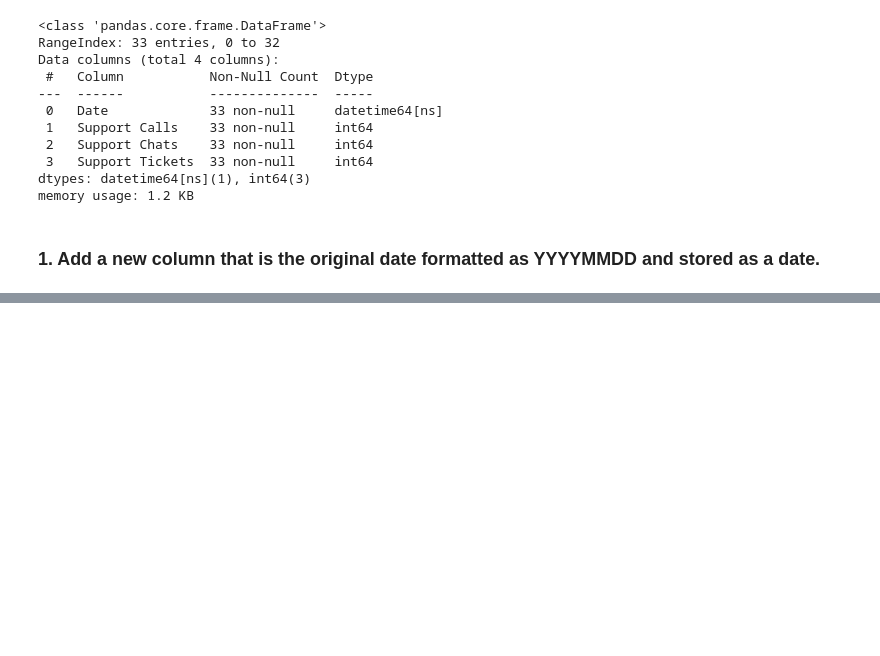
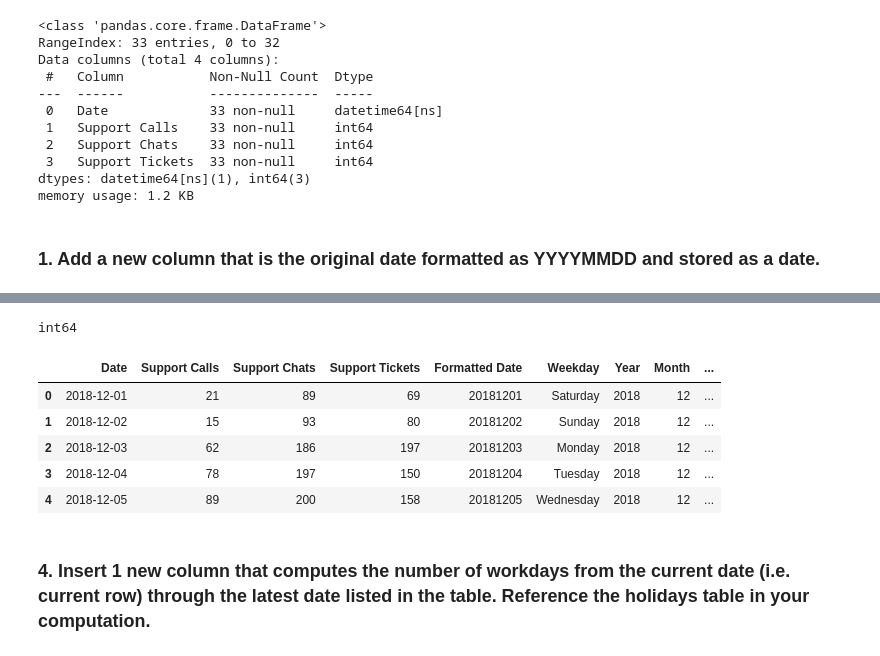
Before and after one commit to Yongliang-Shi/numpy-pandas-visualization-exercises, a Jupyter notebook: spreadsheets_exercises.ipynb, the cells around one changed output, grey strips where cells are left out. Drawn from its saved outputs; the diff is of its cells as text; code cells hidden in the pictures; blank space fills up the shorter version.

Commit message:
spreadsheet functions exercises: table dates and users completed

```diff
--- a/spreadsheets_exercises.ipynb
+++ b/spreadsheets_exercises.ipynb
@@ -115,0 +158,3 @@ memory usage: 1.2 KB
+# %%
+dates['Weekday'] = dates.Date.dt.weekday
+dates.head()
@@ -115,0 +168,9 @@ memory usage: 1.2 KB
+# %%
+dates['Weekday'] = dates['Weekday'].map({0:'Monday',
+                                         1:'Tuesday',
+                                         2:'Wednesday',
+                                         3:'Thursday',
+                                         4:'Friday',
+                                         5:'Saturday',
+                                         6:'Sunday'})
+dates.head()
@@ -115,0 +184,4 @@ memory usage: 1.2 KB
+# %%
+dates['Year'] = dates.Date.dt.year
+print(dates.Year.dtype)
+dates.head()
@@ -115,0 +196,4 @@ memory usage: 1.2 KB
+# %%
+dates['Month'] = dates.Date.dt.month
+print(dates.Month.dtype)
+dates.head()
@@ -115,0 +208,14 @@ memory usage: 1.2 KB
+# %%
+dates['Day'] = dates.Date.dt.day
+print(dates.Day.dtype)
+dates.head()
+# %% [output]
+int64
+|  | Date | Support Calls | Support Chats | Support Tickets | Formatted Date | Weekday | Year | Month | ... |
+| 0 | 2018-12-01 | 21 | 89 | 69 | 20181201 | Saturday | 2018 | 12 | ... |
+| 1 | 2018-12-02 | 15 | 93 | 80 | 20181202 | Sunday | 2018 | 12 | ... |
+| 2 | 2018-12-03 | 62 | 186 | 197 | 20181203 | Monday | 2018 | 12 | ... |
+| 3 | 2018-12-04 | 78 | 197 | 150 | 20181204 | Tuesday | 2018 | 12 | ... |
+| 4 | 2018-12-05 | 89 | 200 | 158 | 20181205 | Wednesday | 2018 | 12 | ... |
+# %% [markdown]
+### 4. Insert 1 new column that computes the number of workdays from the current date (i.e. current row) through the latest date listed in the table. Reference the holidays table in your computation.
```
Also changed, not shown: parts of 54 cells of this notebook.
